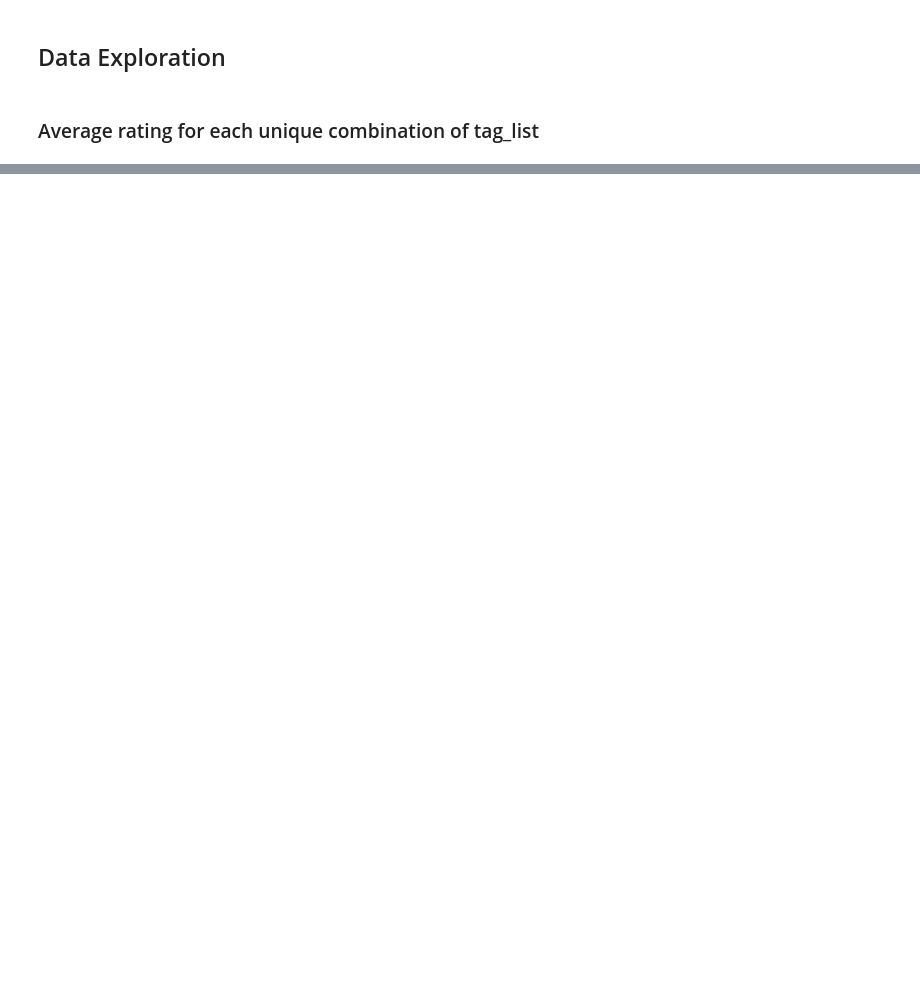
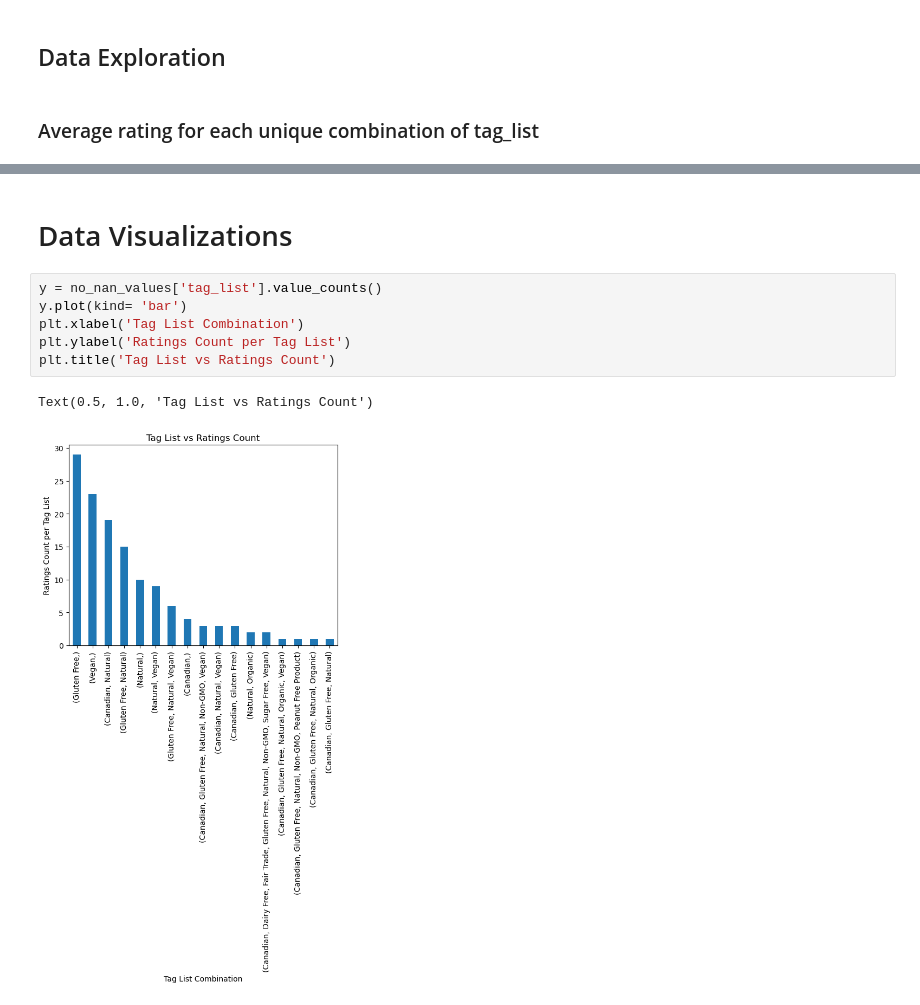
Before and after one commit to AmiJoba22/TEPP_Data_Project, a Jupyter notebook: notebooks/Sheryl_eda.ipynb, the cells around one changed output, grey strips where cells are left out. Drawn from its saved outputs; the diff is of its cells as text; blank space fills up the shorter version.

Commit message:
Sheryl's Data Visuals Added

```diff
--- a/notebooks/Sheryl_eda.ipynb
+++ b/notebooks/Sheryl_eda.ipynb
@@ -127,0 +171,11 @@ no_nan_values.groupby('tag_list')['rating'].mean().round(2).reset_index().sort_v
+# %% [markdown]
+# Data Visualizations
+# %%
+y = no_nan_values['tag_list'].value_counts()
+y.plot(kind= 'bar')
+plt.xlabel('Tag List Combination')
+plt.ylabel('Ratings Count per Tag List')
+plt.title('Tag List vs Ratings Count')
+# %% [output]
+Text(0.5, 1.0, 'Tag List vs Ratings Count')
+[figure, added]
```
Also changed, not shown: parts of 7 cells of this notebook.
